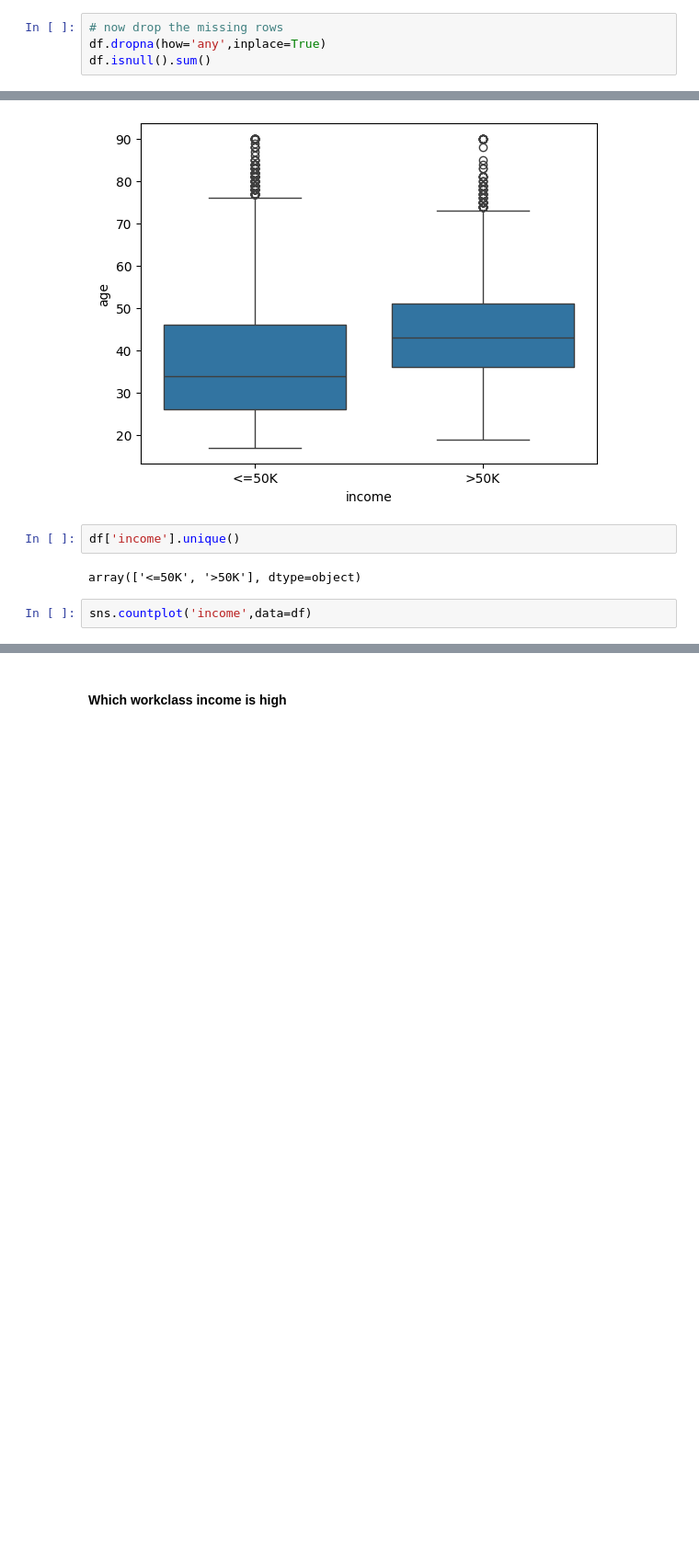
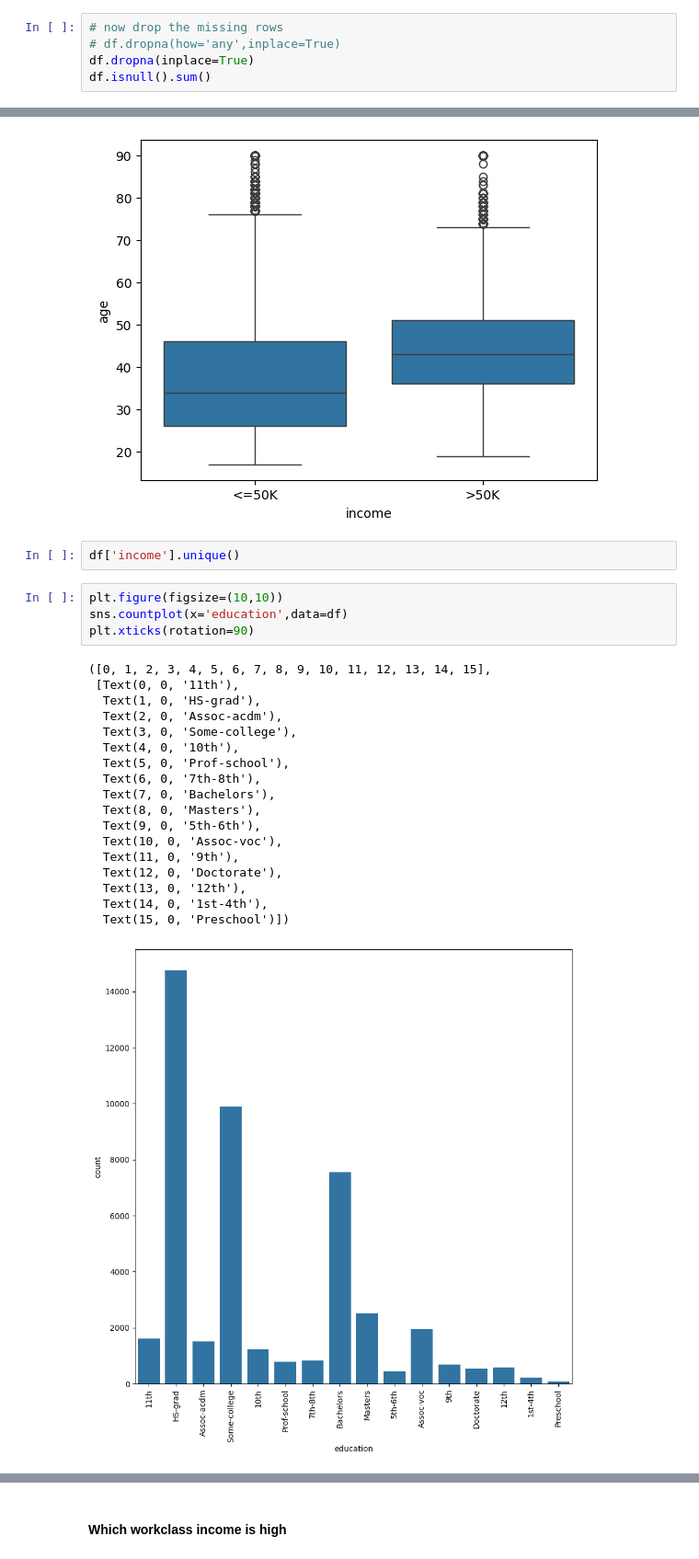
Before and after one commit to EthicalCoder96/PandasBasicStudy, a Jupyter notebook: project__4.ipynb, the cells around one changed output, grey strips where cells are left out. Shown: that part at 92% size. Saved outputs shown, nothing was run; the diff lists cells and outputs as text; blank space fills up the shorter version.

```diff
--- a/project__4.ipynb
+++ b/project__4.ipynb
@@ -219,5 +61,6 @@ dtype: float64
 # %%
 # now drop the missing rows
-df.dropna(how='any',inplace=True)
+# df.dropna(how='any',inplace=True)
+df.dropna(inplace=True)
 df.isnull().sum()
 # %% [output]
@@ -392,10 +193,29 @@ sns.boxplot(x='income',y='age',data=df)
 [figure]
 # %%
 df['income'].unique()
-# %% [output]
-array(['<=50K', '>50K'], dtype=object)
-# %%
-sns.countplot('income',data=df)
+# %%
+plt.figure(figsize=(10,10))
+sns.countplot(x='education',data=df)
+plt.xticks(rotation=90)
+# %% [output]
+([0, 1, 2, 3, 4, 5, 6, 7, 8, 9, 10, 11, 12, 13, 14, 15],
+ [Text(0, 0, '11th'),
+  Text(1, 0, 'HS-grad'),
+  Text(2, 0, 'Assoc-acdm'),
+  Text(3, 0, 'Some-college'),
+  Text(4, 0, '10th'),
+  Text(5, 0, 'Prof-school'),
+  Text(6, 0, '7th-8th'),
+  Text(7, 0, 'Bachelors'),
+  Text(8, 0, 'Masters'),
+  Text(9, 0, '5th-6th'),
+  Text(10, 0, 'Assoc-voc'),
+  Text(11, 0, '9th'),
+  Text(12, 0, 'Doctorate'),
+  Text(13, 0, '12th'),
+  Text(14, 0, '1st-4th'),
+  Text(15, 0, 'Preschool')])
+[figure, added]
 # %%
 def changeIncome(sal):
     if sal=='<=50K':
```
Also changed, not shown: parts of 30 cells of this notebook, 1 other file.
